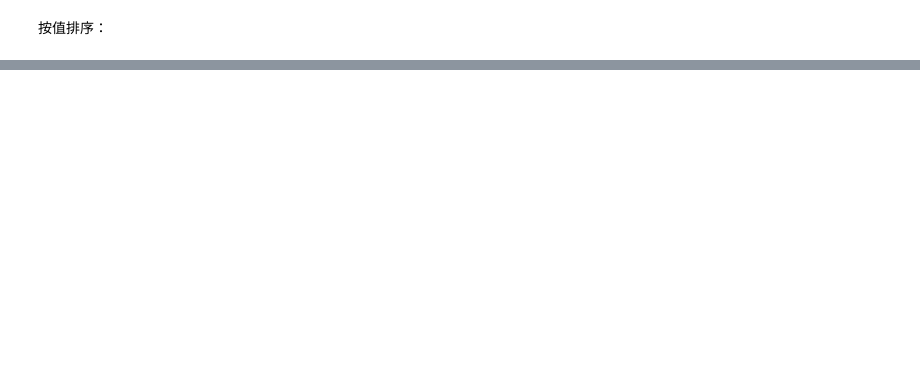
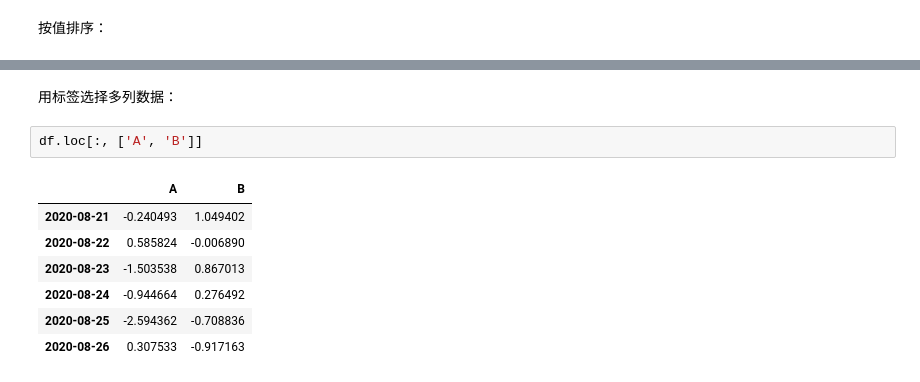
Before and after one commit to mangxiao2018/PandasSample, a Jupyter notebook: 1-入门Pandas.ipynb, the cells around one changed output, grey strips where cells are left out. Saved outputs shown, nothing was run; the diff lists cells and outputs as text; blank space fills up the shorter version.

```diff
--- a/1-入门Pandas.ipynb
+++ b/1-入门Pandas.ipynb
@@ -206,0 +256,12 @@ df.sort_values(by='B')
+# %% [markdown]
+用标签选择多列数据：
+# %%
+df.loc[:, ['A', 'B']]
+# %% [output]
+|  | A | B |
+| 2020-08-21 | -0.240493 | 1.049402 |
+| 2020-08-22 | 0.585824 | -0.006890 |
+| 2020-08-23 | -1.503538 | 0.867013 |
+| 2020-08-24 | -0.944664 | 0.276492 |
+| 2020-08-25 | -2.594362 | -0.708836 |
+| 2020-08-26 | 0.307533 | -0.917163 |
```
Also changed, not shown: parts of 22 cells of this notebook.
